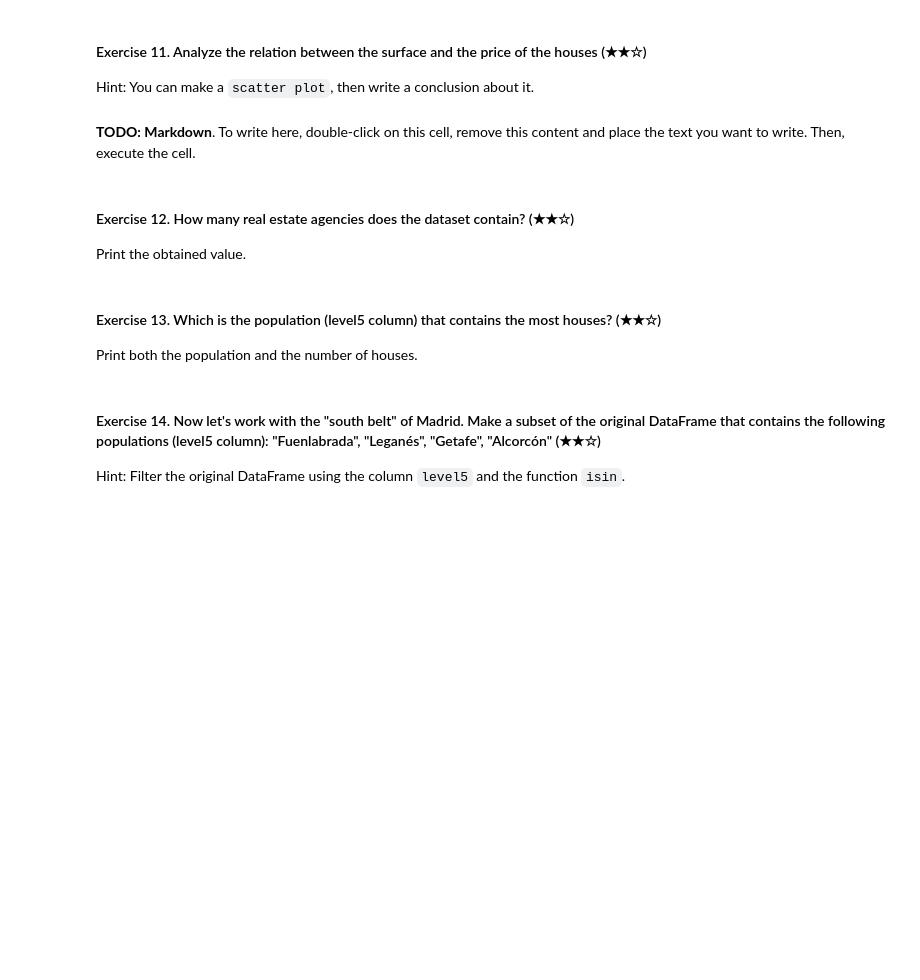
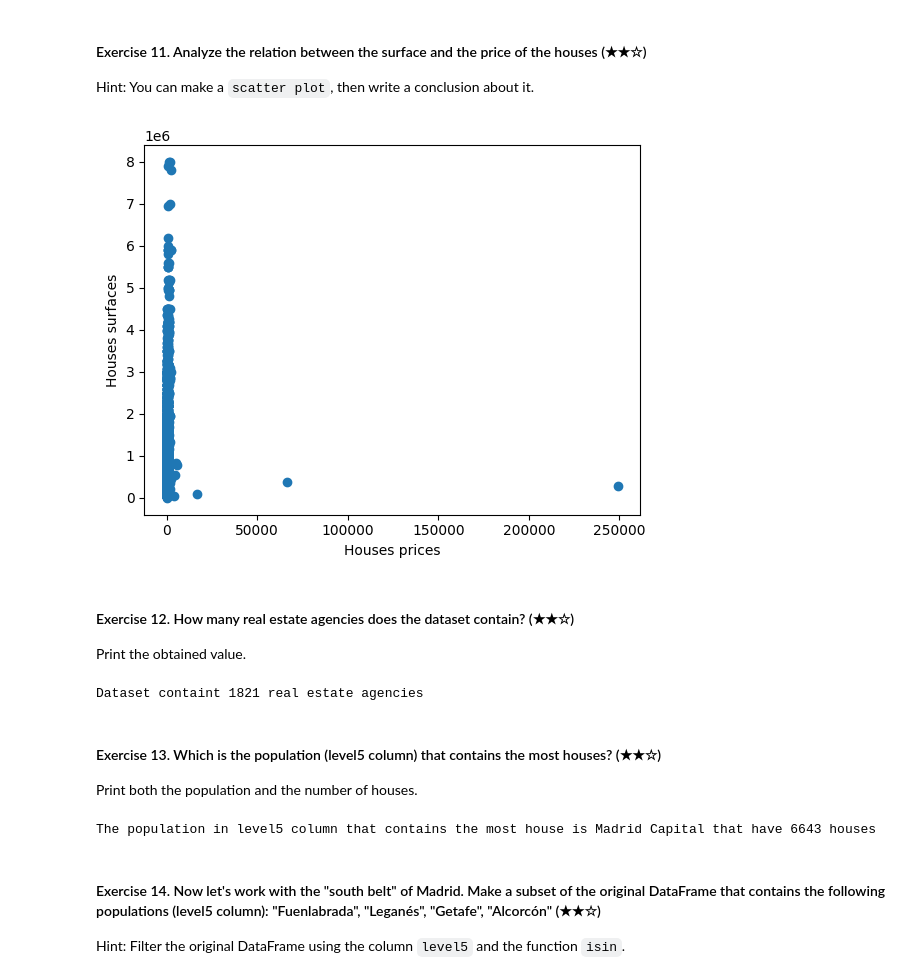
Before and after one commit to angel0805/realestate-datacleanup-exercise, a Jupyter notebook: project.ipynb, the cells around one changed output. Cells and saved outputs as stored; diff of their text form; code cells hidden in the pictures; blank space fills up the shorter version.

```diff
--- a/project.ipynb
+++ b/project.ipynb
@@ -228,21 +228,36 @@ Average of price per square meter in Galapagar is: 1606.32
 
 Hint: You can make a `scatter plot`, then write a conclusion about it.
 # %%
-# TODO: Code
+clean_ds = ds.loc[ds.price != 0].dropna(subset=['surface'])
+
+surface_houses = clean_ds.surface.values
+price_houses = clean_ds.price.values
+
+# Scatter plot
+
+plt.scatter(surface_houses, price_houses)
+plt.ylabel('Houses surfaces')
+plt.xlabel('Houses prices')
+plt.show()
+# %% [output]
+[figure, added]
-# %% [markdown]
-**TODO: Markdown**. To write here, double-click on this cell, remove this content and place the text you want to write. Then, execute the cell.
 # %% [markdown]
 #### Exercise 12. How many real estate agencies does the dataset contain? (★★☆)
 
 Print the obtained value.
 # %%
-# TODO
+print(f"Dataset containt {ds.realEstate_name.value_counts().count()} real estate agencies")
+# %% [output]
+Dataset containt 1821 real estate agencies
 # %% [markdown]
 #### Exercise 13. Which is the population (level5 column) that contains the most houses? (★★☆)
 
 Print both the population and the number of houses.
 # %%
-# TODO
+test = ds['level5'].value_counts().head(1)
+print(f"The population in level5 column that contains the most house is{test.index[0]} that have {test.values[0]} houses")
+# %% [output]
+The population in level5 column that contains the most house is Madrid Capital that have 6643 houses
 # %% [markdown]
 #### Exercise 14. Now let's work with the "south belt" of Madrid. Make a subset of the original DataFrame that contains the following populations (level5 column): "Fuenlabrada", "Leganés", "Getafe", "Alcorcón" (★★☆)
 
```
